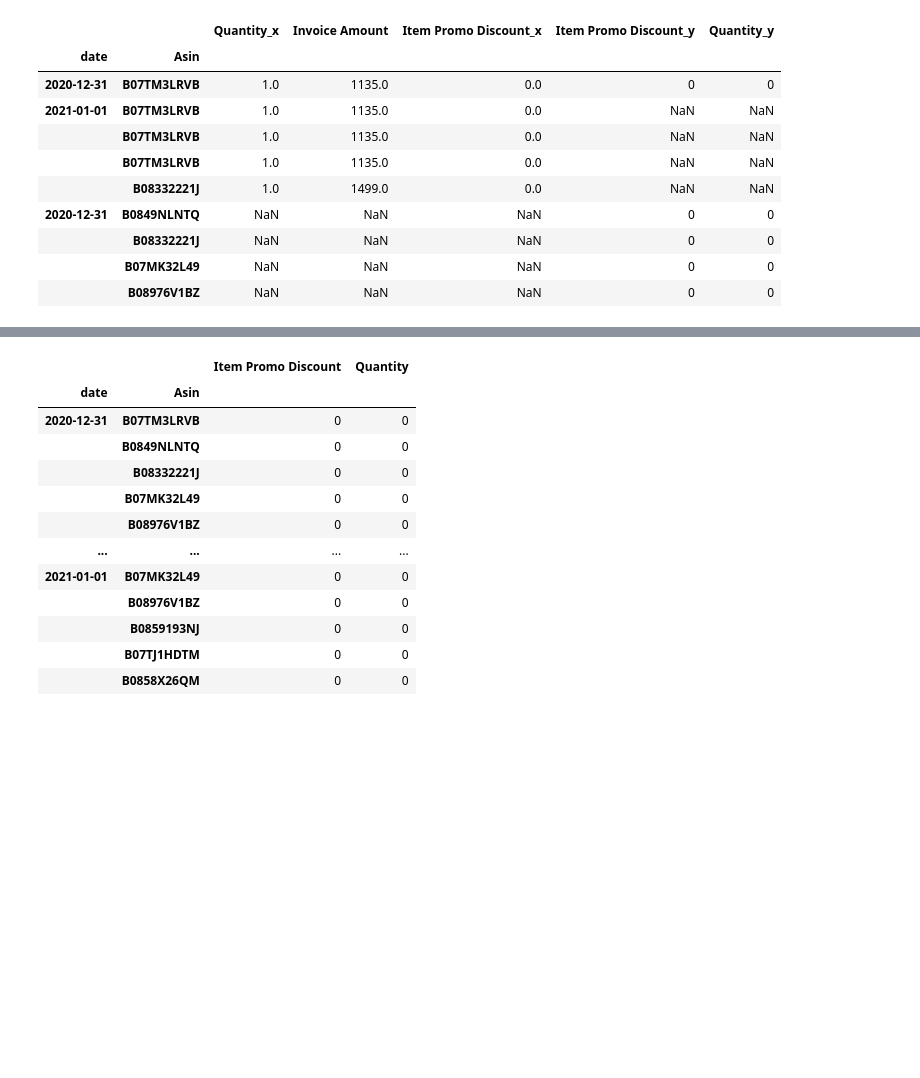
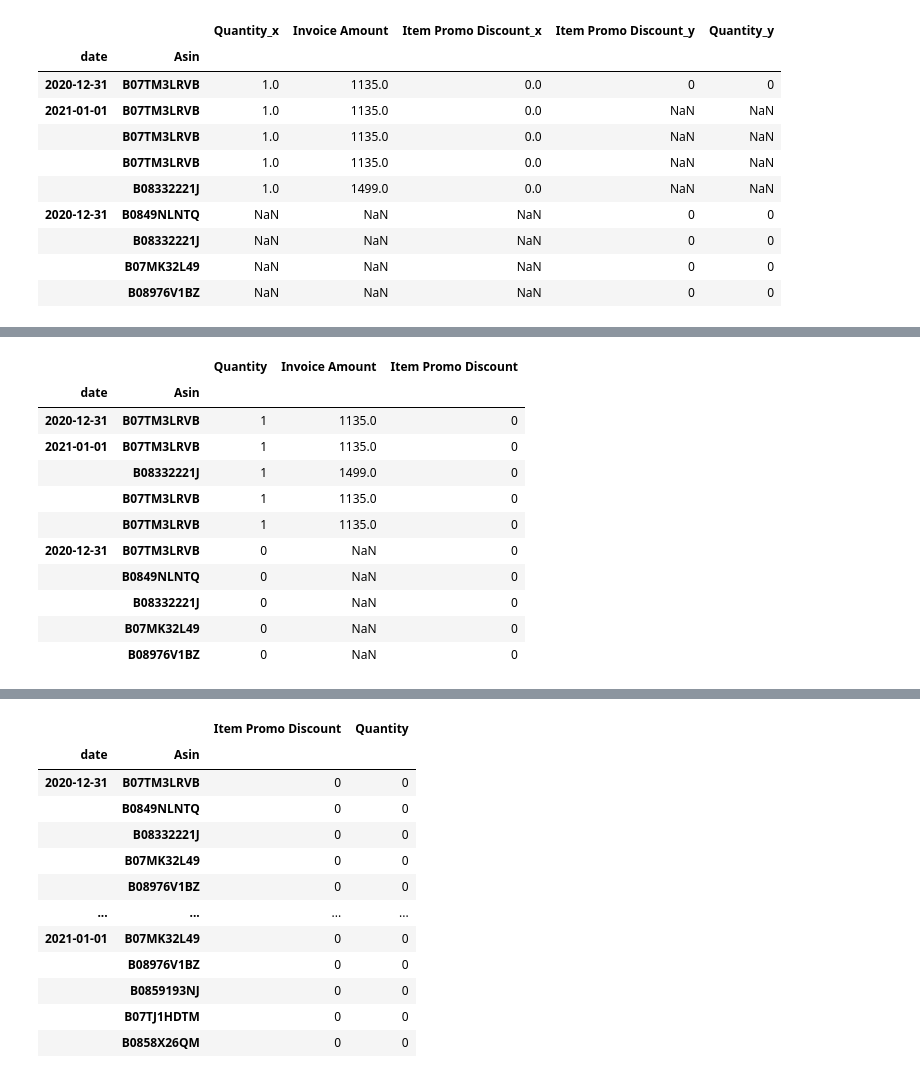
Before and after one commit to akshaypt7/amazon_sales_prediction, a Jupyter notebook: my_project_01_1.ipynb, the cells around one changed output, grey strips where cells are left out. Saved outputs shown, nothing was run; the diff lists cells and outputs as text; code cells hidden in the pictures; blank space fills up the shorter version.

```diff
--- a/my_project_01_1.ipynb
+++ b/my_project_01_1.ipynb
@@ -401,0 +422,16 @@ df_2_index.merge(df_1_index,how='outer',on=['date','Asin'])
+# %%
+df_concat = pd.concat([df_2_index,df_1_index],levels= ['date','Asin'])
+df_concat
+# %% [output]
+|  |  | Quantity | Invoice Amount | Item Promo Discount |
+| date | Asin |  |  |  |
+| 2020-12-31 | B07TM3LRVB | 1 | 1135.0 | 0 |
+| 2021-01-01 | B07TM3LRVB | 1 | 1135.0 | 0 |
+|  | B08332221J | 1 | 1499.0 | 0 |
+|  | B07TM3LRVB | 1 | 1135.0 | 0 |
+|  | B07TM3LRVB | 1 | 1135.0 | 0 |
+| 2020-12-31 | B07TM3LRVB | 0 | NaN | 0 |
+|  | B0849NLNTQ | 0 | NaN | 0 |
+|  | B08332221J | 0 | NaN | 0 |
+|  | B07MK32L49 | 0 | NaN | 0 |
+|  | B08976V1BZ | 0 | NaN | 0 |
```
Also changed, not shown: parts of 3 cells of this notebook.
